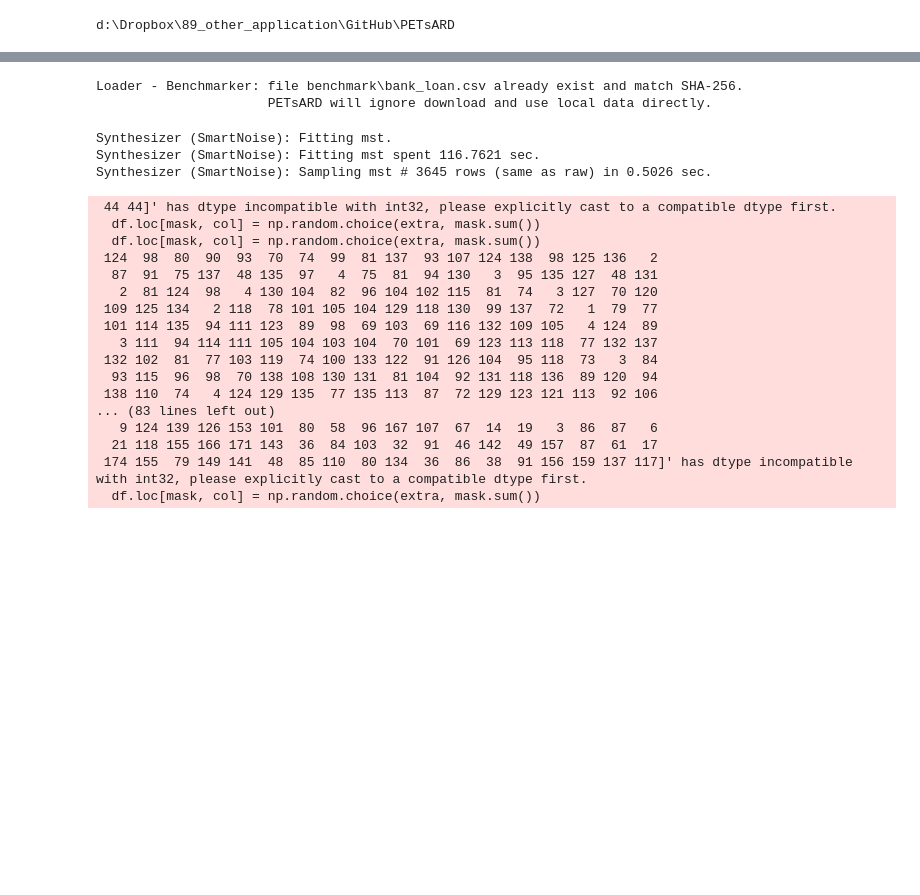
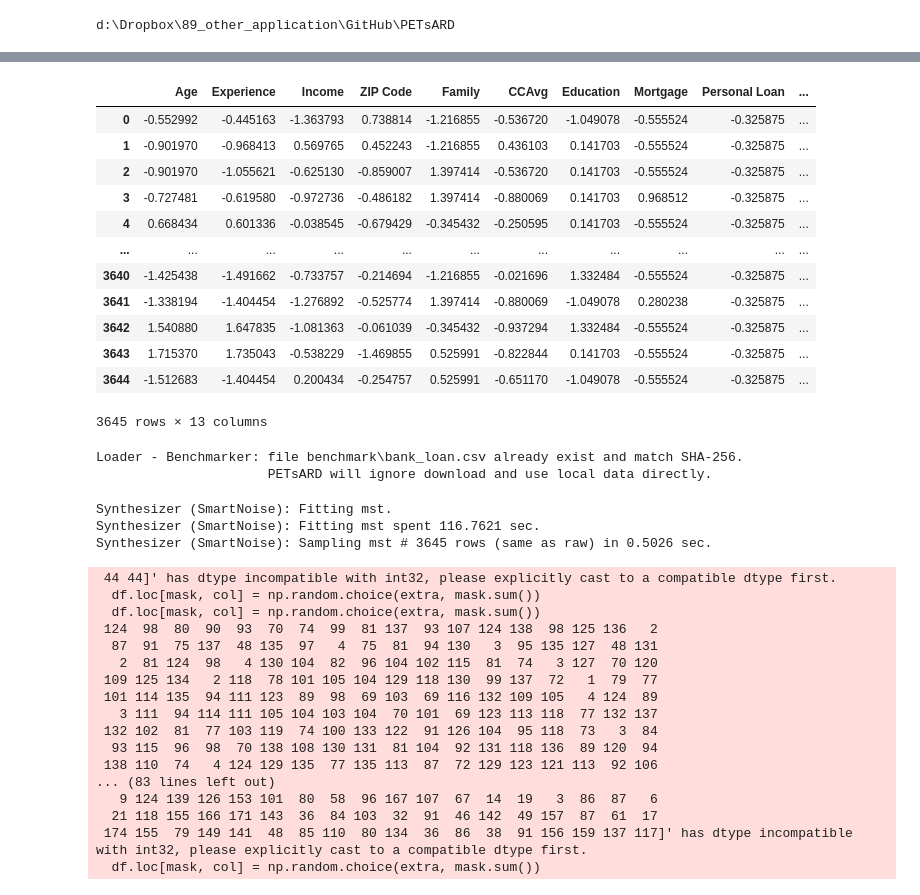
Before and after one commit to nics-tw/petsard, a Jupyter notebook: demo/dev/Issue453.ipynb, the cells around one changed output, grey strips where cells are left out. Drawn from its saved outputs; the diff is of its cells as text; code cells hidden in the pictures; blank space fills up the shorter version.

```diff
--- a/demo/dev/Issue453.ipynb
+++ b/demo/dev/Issue453.ipynb
@@ -69,4 +79,59 @@ Index(['Age', 'Experience', 'Income', 'ZIP Code', 'Family', 'CCAvg',
 FitError: Optimization converged to parameters that are outside the range allowed by the distribution.
+# %%
+from PETsARD import (
+    Loader,
+    Processor,
+    Synthesizer,
+)
+
+
+
+cols = [
+    'Age', 'Experience', 'Income',
+    'ZIP Code', 'Family', 'CCAvg',
+    'Education', 'Mortgage',
+    'Personal Loan',
+    'Securities Account',
+    'CD Account',
+    'Online', 'CreditCard',
+]
+
+load = Loader(
+    filepath='benchmark://bank_loan',
+)
+load.load()
+
+proc = Processor(metadata=load.metadata,)
+proc.fit(data=load.data)
+preproc_data = proc.transform(data=load.data,)
+
+preproc_data = preproc_data[cols]
+
+temp_metadata = load.metadata.metadata
+# temp_metadata['global']['row_num'] = n_rows
+temp_metadata['global']['col_num'] = len(cols)
+temp_metadata['col'] =  {key: temp_metadata['col'][key] for key in cols if key in temp_metadata['col']}
+load.metadata.metadata = temp_metadata
+
+syn = Synthesizer(method='sdv-copulagan',)
+syn.create(data=preproc_data, metadata=load.metadata.to_sdv())
+syn.fit_sample()
+# %%
+preproc_data
+# %% [output]
+|  | Age | Experience | Income | ZIP Code | Family | CCAvg | Education | Mortgage | Personal Loan | ... |
+| 0 | -0.552992 | -0.445163 | -1.363793 | 0.738814 | -1.216855 | -0.536720 | -1.049078 | -0.555524 | -0.325875 | ... |
+| 1 | -0.901970 | -0.968413 | 0.569765 | 0.452243 | -1.216855 | 0.436103 | 0.141703 | -0.555524 | -0.325875 | ... |
+| 2 | -0.901970 | -1.055621 | -0.625130 | -0.859007 | 1.397414 | -0.536720 | 0.141703 | -0.555524 | -0.325875 | ... |
+| 3 | -0.727481 | -0.619580 | -0.972736 | -0.486182 | 1.397414 | -0.880069 | 0.141703 | 0.968512 | -0.325875 | ... |
+| 4 | 0.668434 | 0.601336 | -0.038545 | -0.679429 | -0.345432 | -0.250595 | 0.141703 | -0.555524 | -0.325875 | ... |
+| ... | ... | ... | ... | ... | ... | ... | ... | ... | ... | ... |
+| 3640 | -1.425438 | -1.491662 | -0.733757 | -0.214694 | -1.216855 | -0.021696 | 1.332484 | -0.555524 | -0.325875 | ... |
+| 3641 | -1.338194 | -1.404454 | -1.276892 | -0.525774 | 1.397414 | -0.880069 | -1.049078 | 0.280238 | -0.325875 | ... |
+| 3642 | 1.540880 | 1.647835 | -1.081363 | -0.061039 | -0.345432 | -0.937294 | 1.332484 | -0.555524 | -0.325875 | ... |
+| 3643 | 1.715370 | 1.735043 | -0.538229 | -1.469855 | 0.525991 | -0.822844 | 0.141703 | -0.555524 | -0.325875 | ... |
+| 3644 | -1.512683 | -1.404454 | 0.200434 | -0.254757 | 0.525991 | -0.651170 | -1.049078 | -0.555524 | -0.325875 | ... |
+3645 rows × 13 columns
 # %%
 from PETsARD import (
     Loader,
```
Also changed, not shown: parts of 1 cell of this notebook.
